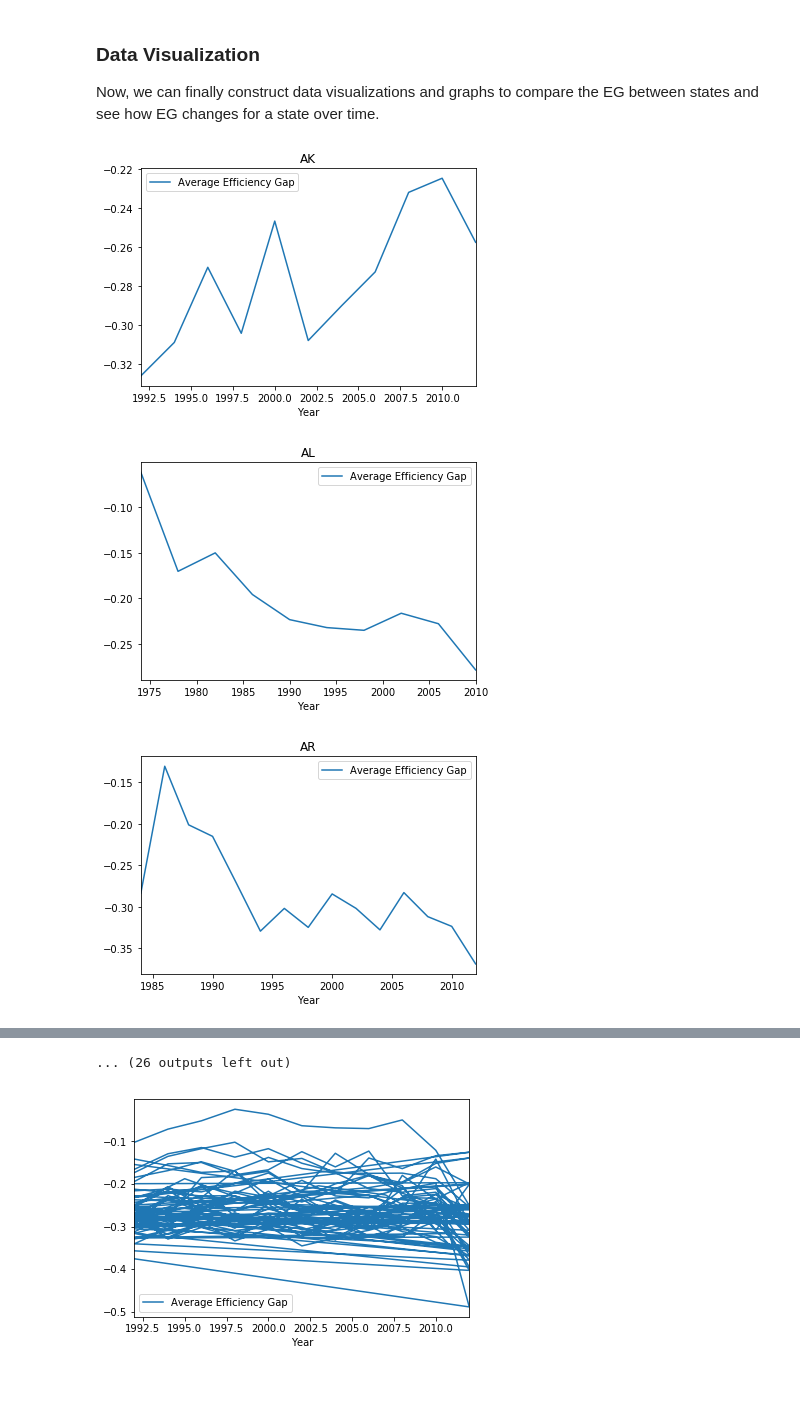
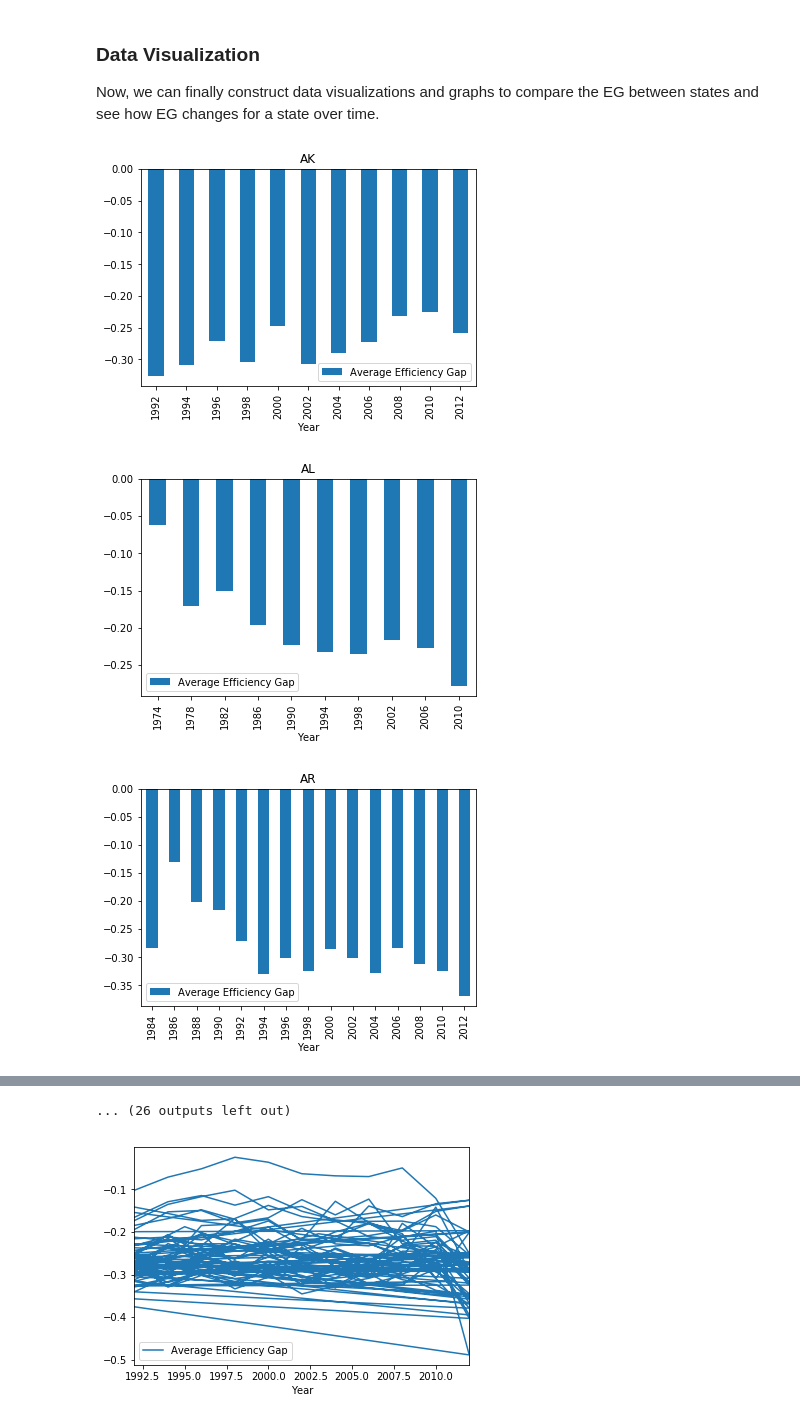
Before and after one commit to ksun0/EfficiencyGap, a Jupyter notebook: EfficiencyGap.ipynb, the cells around one changed output, grey strips where cells are left out. Saved outputs shown, nothing was run; the diff lists cells and outputs as text; code cells hidden in the pictures; blank space fills up the shorter version.

Commit message:
cases bar graphs

```diff
--- a/EfficiencyGap.ipynb
+++ b/EfficiencyGap.ipynb
@@ -163,10 +163,10 @@ Now, we can finally construct data visualizations and graphs to compare the EG b
 # %%
 %matplotlib inline
 import matplotlib.pyplot as plt
 for state in states:
-    plt = eg_df2.loc[eg_df2['State'] == state].plot(x='Year', y='Average Efficiency Gap')
+    plt = eg_df2.loc[eg_df2['State'] == state].plot(kind='bar', x='Year', y='Average Efficiency Gap')
     plt.set_title(state)
 # %% [output]
-[figure, old version]
+[figure, new version]
-[figure, old version]
+[figure, new version]
-[figure, old version]
+[figure, new version]
```
Also changed, not shown: parts of 7 cells of this notebook, 3 other files.
